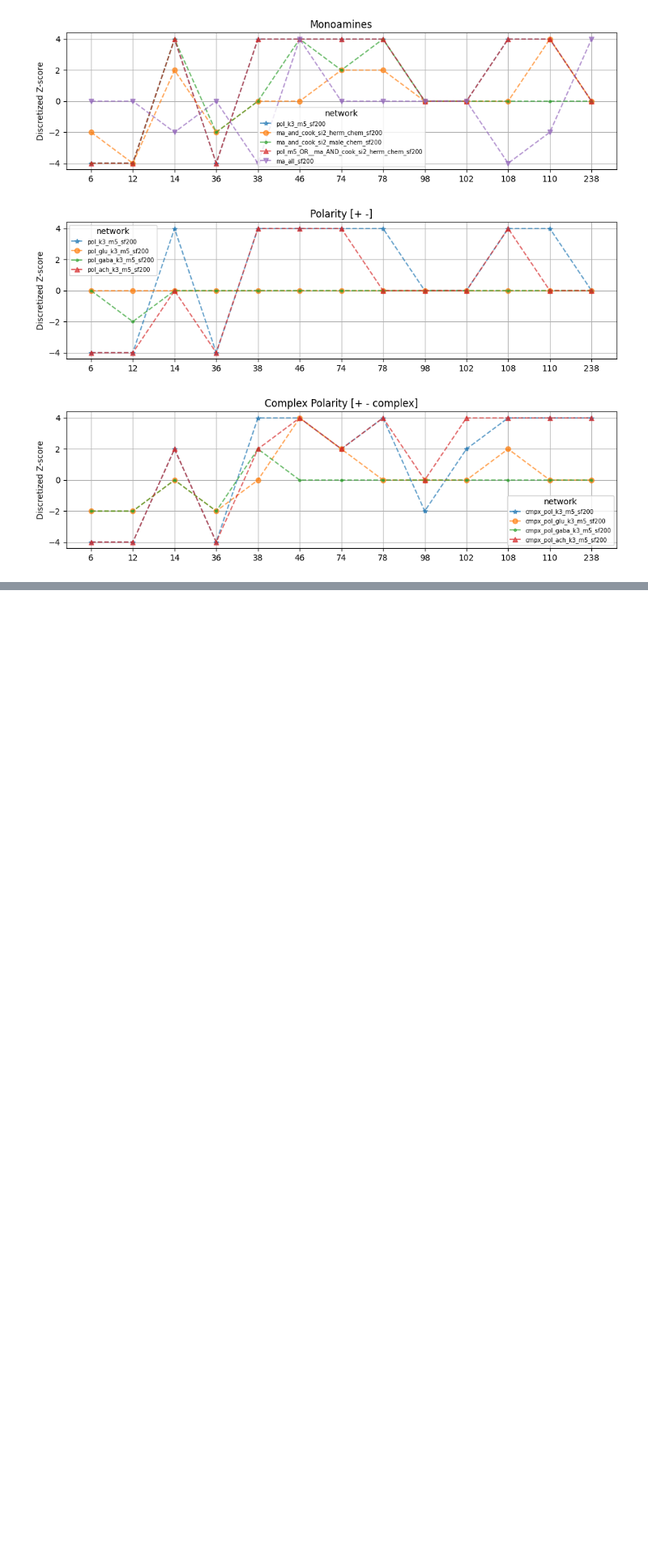
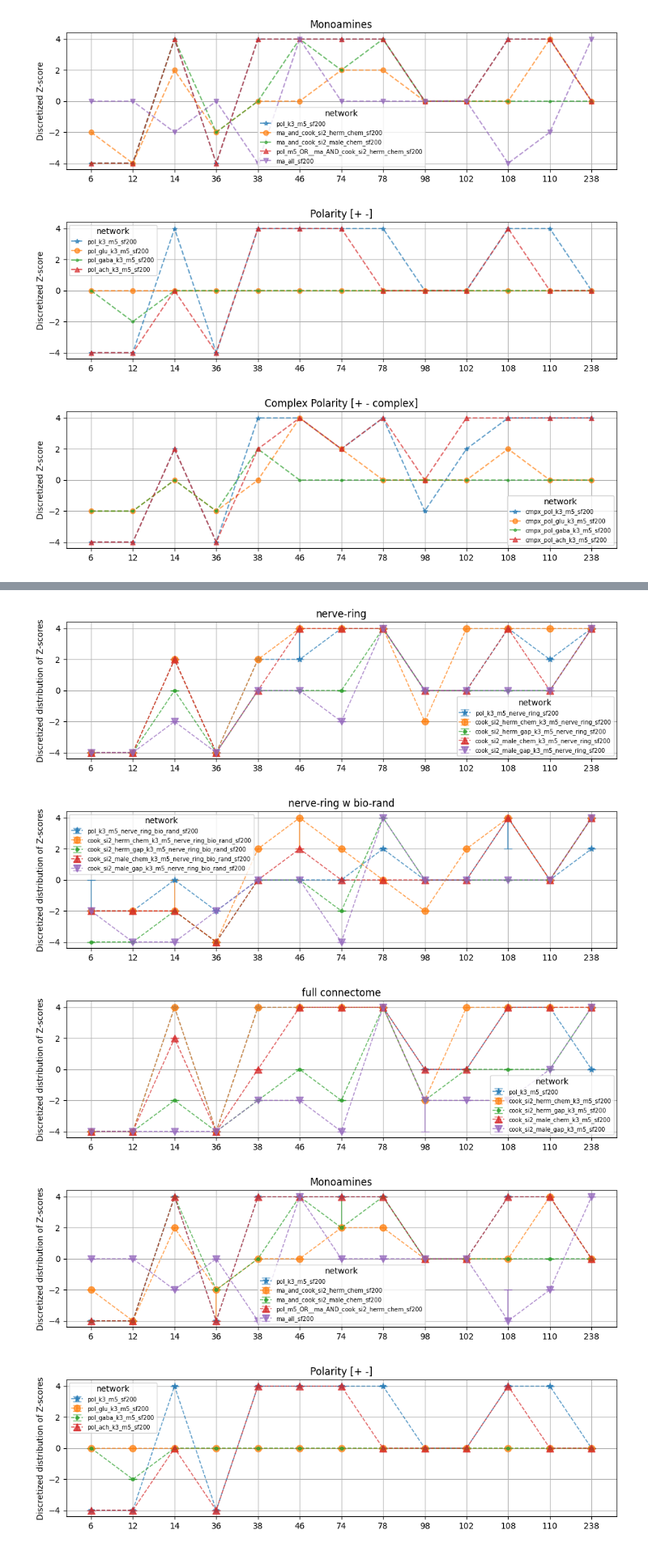
Before and after one commit to deangeckt/network_motifs, a Jupyter notebook: post_motif_analysis/multiple_network_motif_comparison.ipynb, the cells around one changed output, grey strips where cells are left out. Shown at 81% size. Drawn from its saved outputs; the diff is of its cells as text; code cells hidden in the pictures; blank space fills up the shorter version.

Commit message:
z score- plot disc distribution

```diff
--- a/post_motif_analysis/multiple_network_motif_comparison.ipynb
+++ b/post_motif_analysis/multiple_network_motif_comparison.ipynb
@@ -264,11 +287,15 @@ def calculate_z_dist():
 
 def run_all(mode: str):
     if mode in ['norm', 'disc']:
-        for group, network_motifs, title in zip(network_groups, networks_groups_motifs, titles):
+        for group, network_motifs, title in zip(network_groups,
+                                                networks_groups_motifs,
+                                                titles):
             z_score_compare_plot(network_motifs, names=group, mode=mode, title=title)
     elif mode in ['dist', 'disc_dist']:
         for group, network_motifs, z_dists, title in zip(network_groups,
-                                                         networks_groups_motifs, networks_groups_motifs_z_dists, titles):
-            z_score_dist_compare_errbar_plot(network_motifs, names=group, z_distributions=z_dists, title=title)
+                                                         networks_groups_motifs,
+                                                         networks_groups_motifs_z_dists,
+                                                         titles):
+            z_score_dist_compare_errbar_plot(network_motifs, names=group, z_distributions=z_dists, title=title, mode=mode)
 
 # networks_groups_motifs_z_dists = calculate_z_dist()
@@ -305,0 +362,8 @@ run_all('dist')
+# %%
+run_all('disc_dist')
+# %% [output]
+[figure, added]
+[figure, added]
+[figure, added]
+[figure, added]
+[figure, added]
```
Also changed, not shown: parts of 5 cells of this notebook.
